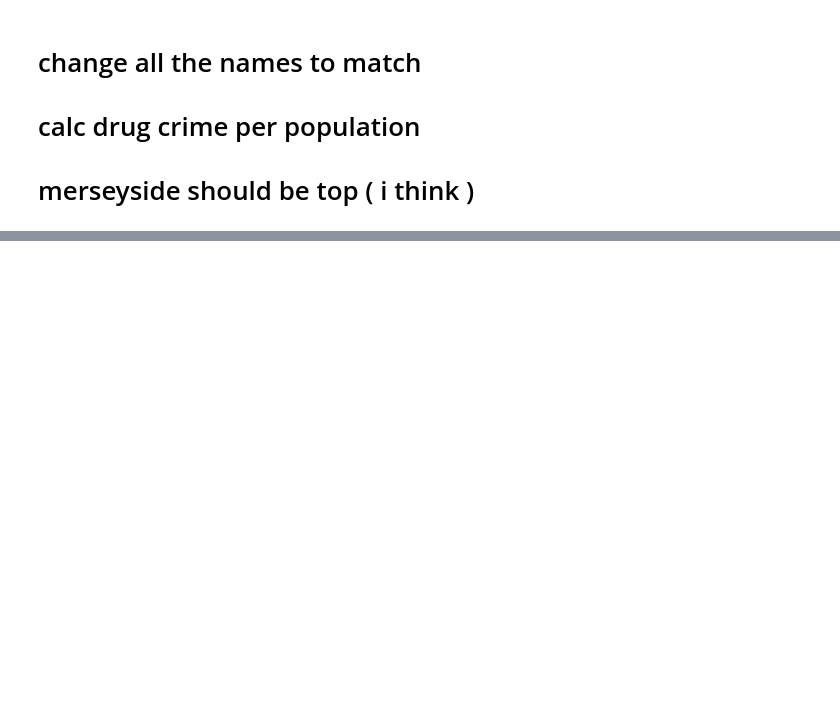
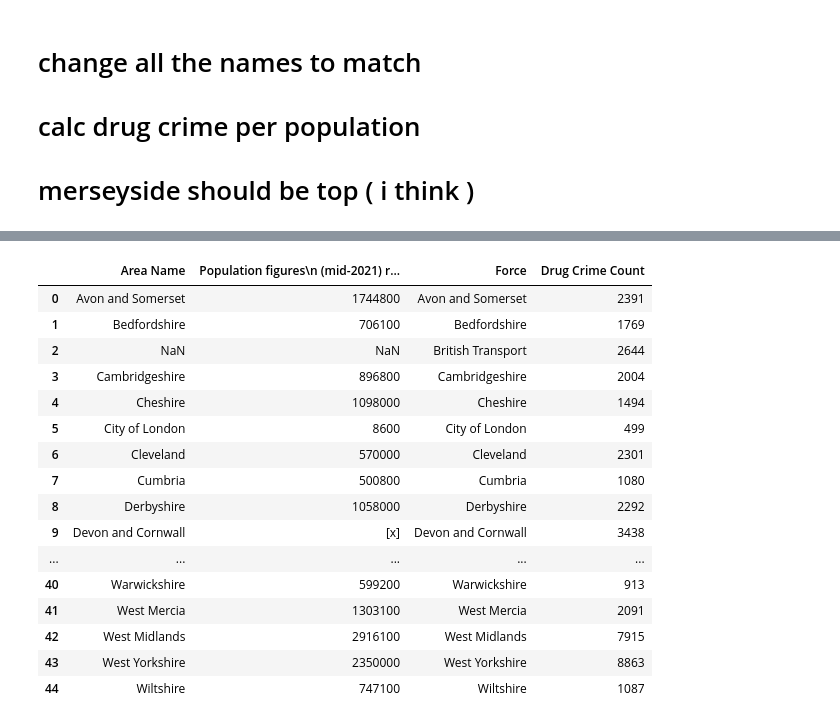
Before and after one commit to KofiBartonByfield/Dissertation, a Jupyter notebook: Code/Data Collection/pre_analysis.ipynb, the cells around one changed output, grey strips where cells are left out. Saved outputs shown, nothing was run; the diff lists cells and outputs as text; code cells hidden in the pictures; blank space fills up the shorter version.

```diff
--- a/Code/Data Collection/pre_analysis.ipynb
+++ b/Code/Data Collection/pre_analysis.ipynb
@@ -1086,0 +1110,23 @@ Name: Drug Crime, dtype: int32
+# %%
+# Create DataFrame from Series
+drug_counts_df = drug_counts.reset_index()
+
+# Rename columns for clarity
+drug_counts_df.columns = ['Force', 'Drug Crime Count']
+
+# Remove 'Police' and 'Constabulary' from 'Force' column
+drug_counts_df['Force'] = (
+    drug_counts_df['Force']
+    .str.replace(r'\bPolice\b', '', regex=True)
+    .str.replace(r'\bConstabulary\b', '', regex=True)
+    .str.strip()
+)
+
+
+
+drug_counts_df['Force'] = drug_counts_df['Force'].replace({
+    'Devon & Cornwall': 'Devon and Cornwall',
+    'Metropolitan  Service': 'Metropolitan Police'
+})
+
+drug_counts_df
@@ -1086,0 +1151,22 @@ Name: Drug Crime, dtype: int32
+# %%
+drug_per_pop = pd.merge(county_pops, drug_counts_df, left_on='Area Name', right_on='Force', how='outer')
+
+drug_per_pop
+# %% [output]
+|  | Area Name | Population figures\n (mid-2021) r... | Force | Drug Crime Count |
+| 0 | Avon and Somerset | 1744800 | Avon and Somerset | 2391 |
+| 1 | Bedfordshire | 706100 | Bedfordshire | 1769 |
+| 2 | NaN | NaN | British Transport | 2644 |
+| 3 | Cambridgeshire | 896800 | Cambridgeshire | 2004 |
+| 4 | Cheshire | 1098000 | Cheshire | 1494 |
+| 5 | City of London | 8600 | City of London | 499 |
+| 6 | Cleveland | 570000 | Cleveland | 2301 |
+| 7 | Cumbria | 500800 | Cumbria | 1080 |
+| 8 | Derbyshire | 1058000 | Derbyshire | 2292 |
+| 9 | Devon and Cornwall | [x] | Devon and Cornwall | 3438 |
+| ... | ... | ... | ... | ... |
+| 40 | Warwickshire | 599200 | Warwickshire | 913 |
+| 41 | West Mercia | 1303100 | West Mercia | 2091 |
+| 42 | West Midlands | 2916100 | West Midlands | 7915 |
+| 43 | West Yorkshire | 2350000 | West Yorkshire | 8863 |
+| 44 | Wiltshire | 747100 | Wiltshire | 1087 |
```
Also changed, not shown: parts of 8 cells of this notebook, 1 other file.
